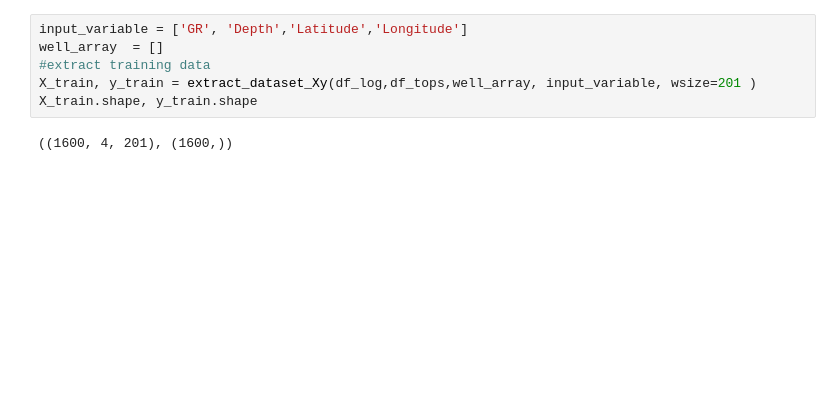
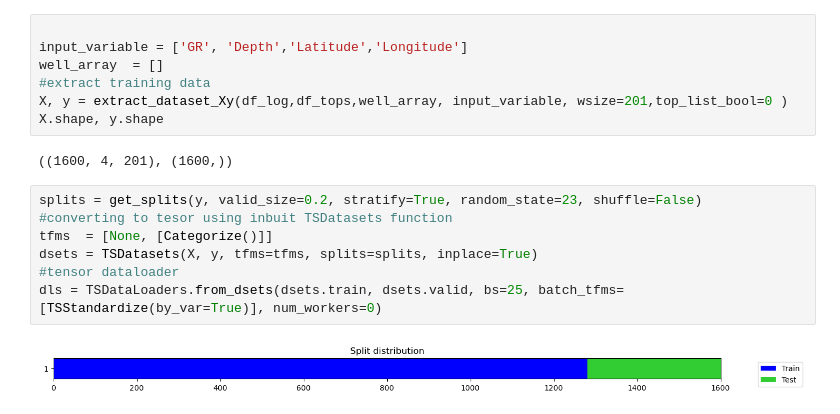
Before and after one commit to suryaprakashdev/Transformers_for_Time_series, a Jupyter notebook: Tutorial_Marker_propagation.ipynb, the cells around one changed output. Drawn from its saved outputs; the diff is of its cells as text; blank space fills up the shorter version.

```diff
--- a/Tutorial_Marker_propagation.ipynb
+++ b/Tutorial_Marker_propagation.ipynb
@@ -25,8 +32,18 @@ df_tops = df_tops[cols]
 # %%
+
 input_variable = ['GR', 'Depth','Latitude','Longitude']
 well_array  = []
 #extract training data
-X_train, y_train = extract_dataset_Xy(df_log,df_tops,well_array, input_variable, wsize=201 )
-X_train.shape, y_train.shape
+X, y = extract_dataset_Xy(df_log,df_tops,well_array, input_variable, wsize=201,top_list_bool=0 )
+X.shape, y.shape
 # %% [output]
 ((1600, 4, 201), (1600,))
+# %%
+splits = get_splits(y, valid_size=0.2, stratify=True, random_state=23, shuffle=False)
+#converting to tesor using inbuit TSDatasets function
+tfms  = [None, [Categorize()]]
+dsets = TSDatasets(X, y, tfms=tfms, splits=splits, inplace=True)
+#tensor dataloader
+dls = TSDataLoaders.from_dsets(dsets.train, dsets.valid, bs=25, batch_tfms=[TSStandardize(by_var=True)], num_workers=0)
+# %% [output]
+[figure, added]
```
Also changed, not shown: parts of 14 cells of this notebook.
